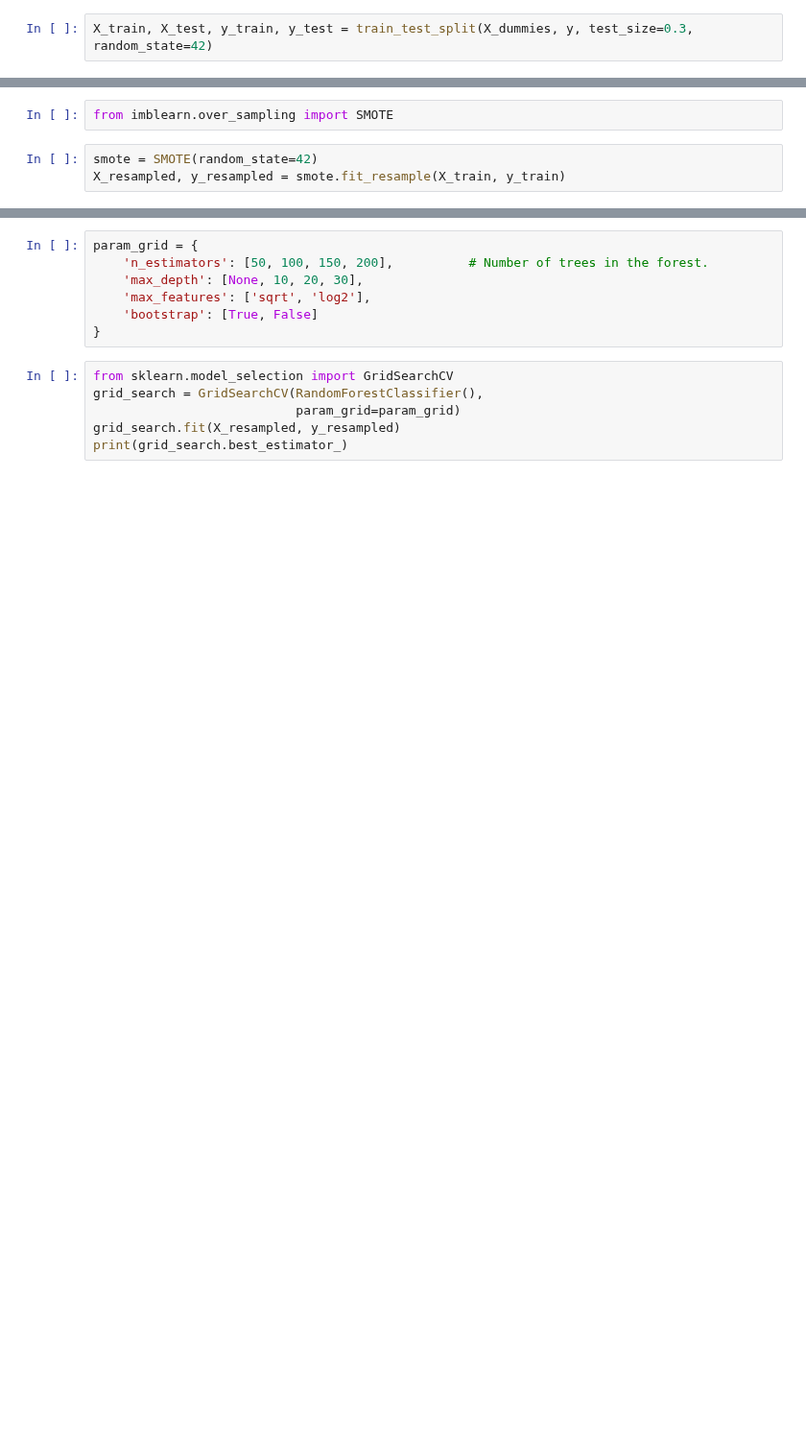
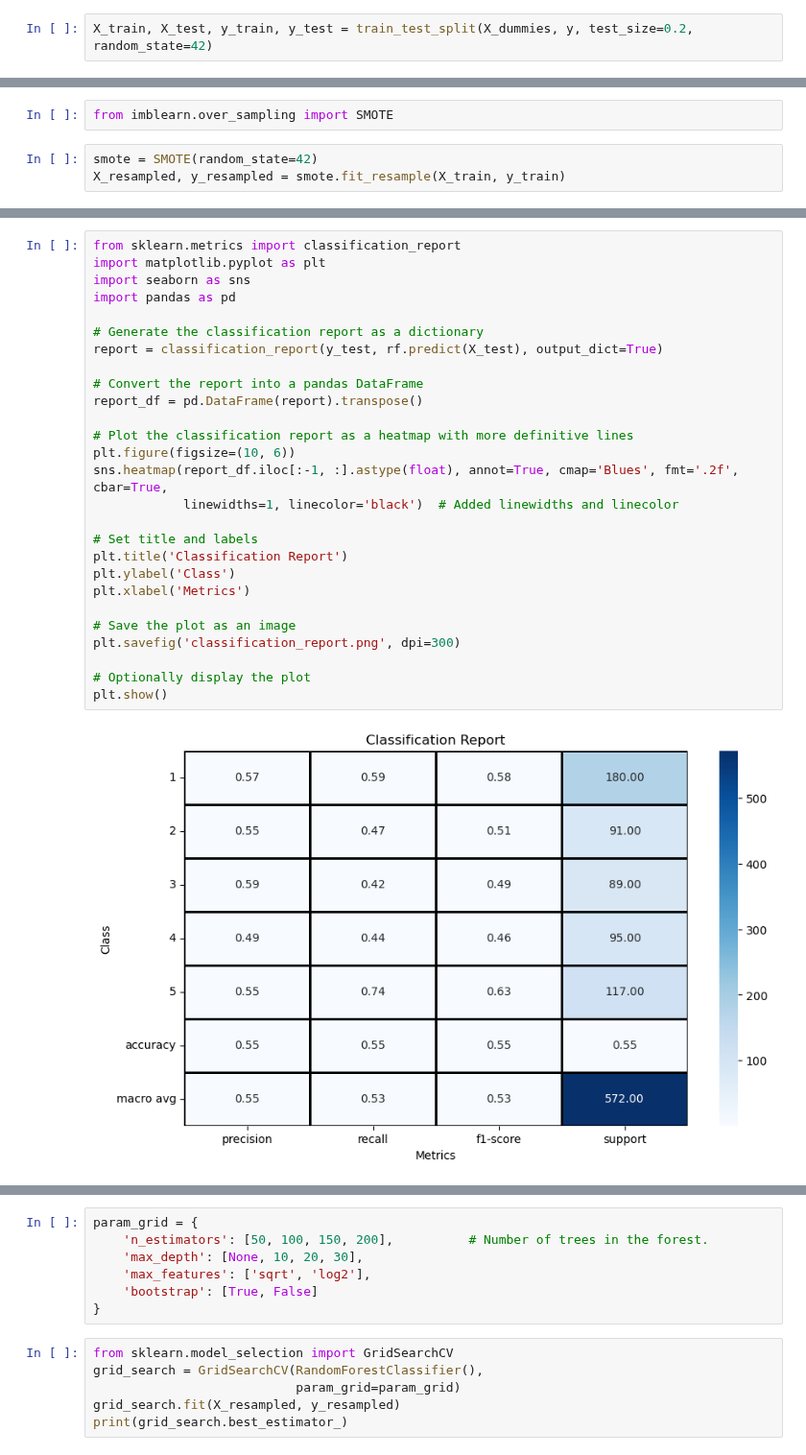
Before and after one commit to rohitbh7/nfl, a Jupyter notebook: voronoiModeling.ipynb, the cells around one changed output, grey strips where cells are left out. Shown at 96% size. Cells and saved outputs as stored; diff of their text form; blank space fills up the shorter version.

```diff
--- a/voronoiModeling.ipynb
+++ b/voronoiModeling.ipynb
@@ -227,7 +315,7 @@ X
 # %%
 X_dummies = pd.get_dummies(X, columns=['down','rbPosition','offenseFormation','motionReceiver','motionCluster', 'pff_passCoverage', 'firstRoute','secondRoute','thirdRoute','fourthRoute','fifthRoute'])
 # %%
-X_train, X_test, y_train, y_test = train_test_split(X_dummies, y, test_size=0.3, random_state=42)
+X_train, X_test, y_train, y_test = train_test_split(X_dummies, y, test_size=0.2, random_state=42)
 # %%
 y.value_counts()
 # %% [output]
@@ -288,0 +454,29 @@ disp_best.plot(cmap='Blues')
+# %%
+from sklearn.metrics import classification_report
+import matplotlib.pyplot as plt
+import seaborn as sns
+import pandas as pd
+
+# Generate the classification report as a dictionary
+report = classification_report(y_test, rf.predict(X_test), output_dict=True)
+
+# Convert the report into a pandas DataFrame
+report_df = pd.DataFrame(report).transpose()
+
+# Plot the classification report as a heatmap with more definitive lines
+plt.figure(figsize=(10, 6))
+sns.heatmap(report_df.iloc[:-1, :].astype(float), annot=True, cmap='Blues', fmt='.2f', cbar=True,
+            linewidths=1, linecolor='black')  # Added linewidths and linecolor
+
+# Set title and labels
+plt.title('Classification Report')
+plt.ylabel('Class')
+plt.xlabel('Metrics')
+
+# Save the plot as an image
+plt.savefig('classification_report.png', dpi=300)
+
+# Optionally display the plot
+plt.show()
+# %% [output]
+[figure, added]
```
Also changed, not shown: parts of 73 cells of this notebook.
